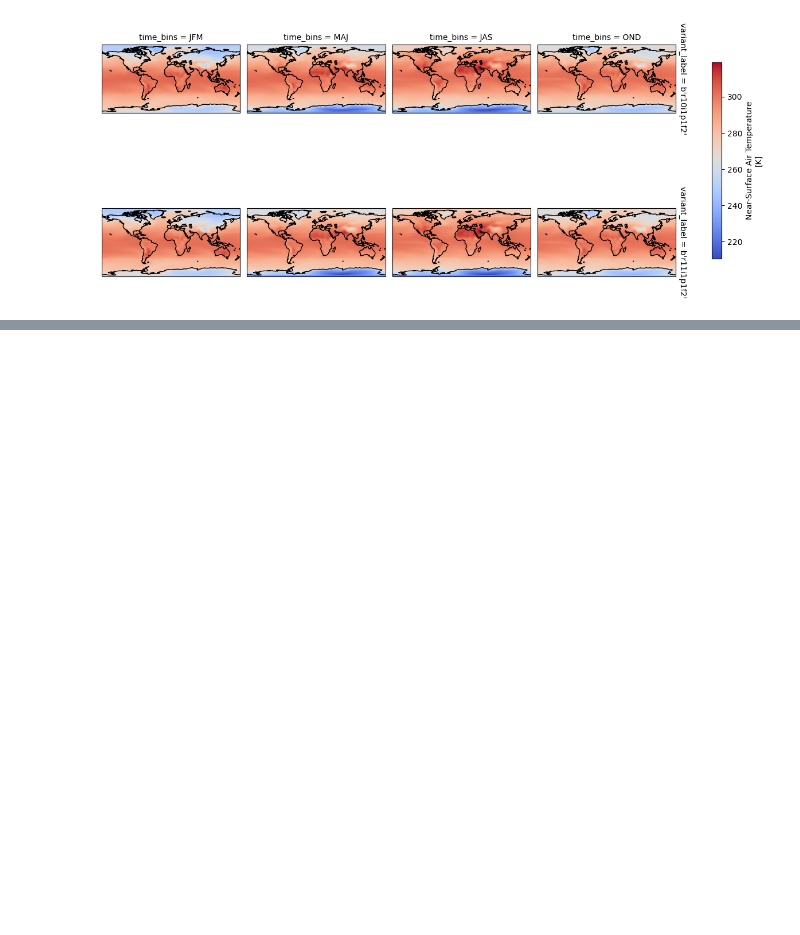
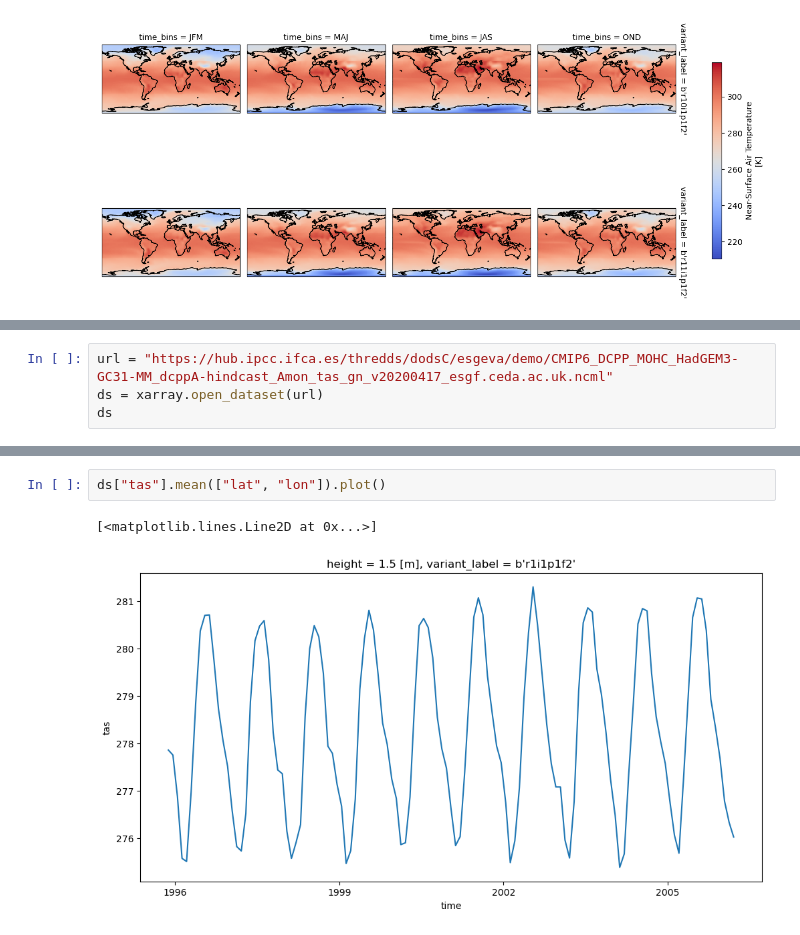
Before and after one commit to zequihg50/esgf-virtual-aggregation, a Jupyter notebook: demo.ipynb, the cells around one changed output, grey strips where cells are left out. Drawn from its saved outputs; the diff is of its cells as text; blank space fills up the shorter version.

```diff
--- a/demo.ipynb
+++ b/demo.ipynb
@@ -212,0 +431,4 @@ for ax in plot.axs.flatten():
+# %%
+url = "https://hub.ipcc.ifca.es/thredds/dodsC/esgeva/demo/CMIP6_DCPP_MOHC_HadGEM3-GC31-MM_dcppA-hindcast_Amon_tas_gn_v20200417_esgf.ceda.ac.uk.ncml"
+ds = xarray.open_dataset(url)
+ds
@@ -213,3 +453,8 @@ for ax in plot.axs.flatten():
+# %%
+ds["tas"].mean(["lat", "lon"]).plot()
+# %% [output]
+[<matplotlib.lines.Line2D at 0x...>]
+[figure, added]
 # %% [markdown]
 # Discussion <a class="anchor" id="discussion"></a>
 
```
Also changed, not shown: parts of 20 cells of this notebook, 3 other files.
